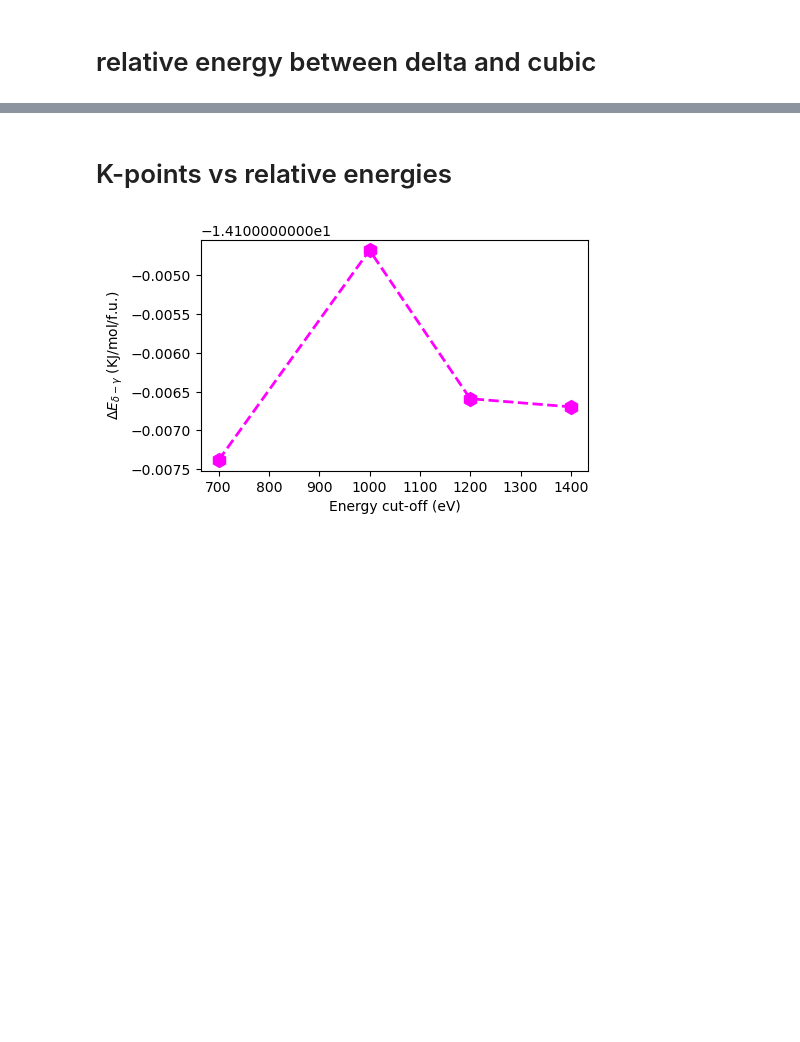
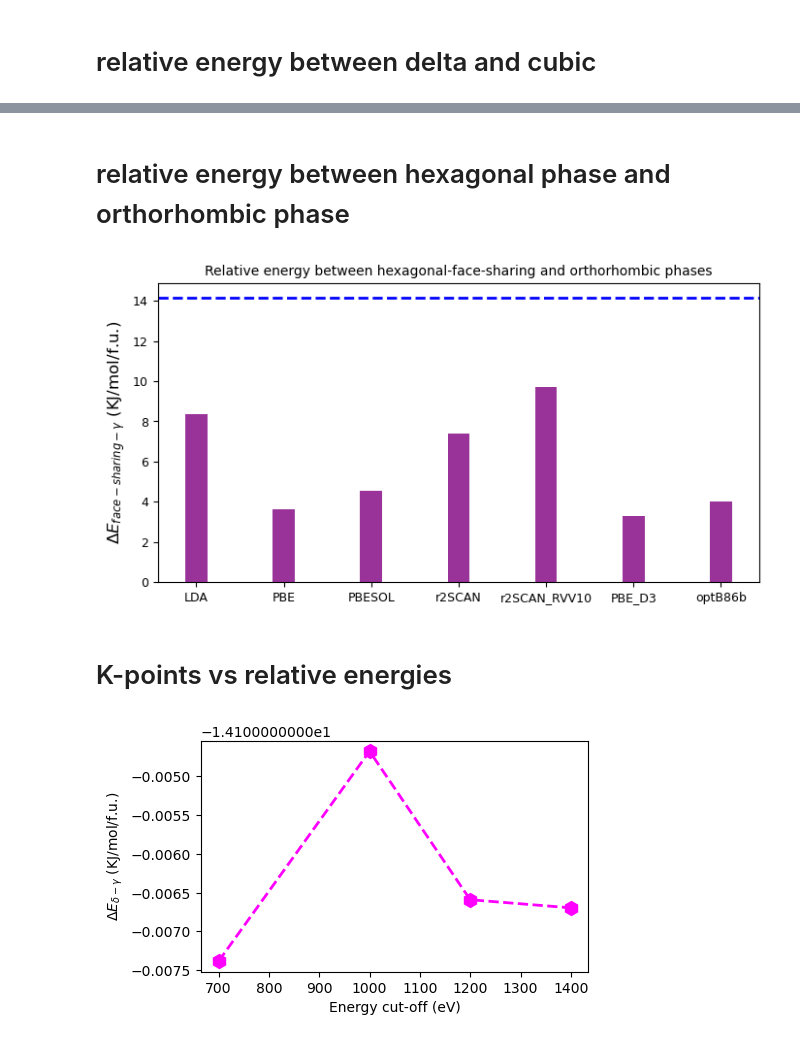
Before and after one commit to paramvir3/Crystal-Structures-Halide-perovskite, a Jupyter notebook: CsPbI3/structure.ipynb, the cells around one changed output, grey strips where cells are left out. Drawn from its saved outputs; the diff is of its cells as text; code cells hidden in the pictures; blank space fills up the shorter version.

```diff
--- a/CsPbI3/structure.ipynb
+++ b/CsPbI3/structure.ipynb
@@ -946,3 +949,32 @@ plt.savefig('relative_energy_delta_cubic.png')
+# %% [markdown]
+# relative energy between hexagonal phase and orthorhombic phase
+# %%
+name = ['LDA', 'PBE', 'PBESOL', 'r2SCAN', 'r2SCAN_RVV10', 'PBE_D3', 'optB86b']
+
+final_gamma_delta = [(65.07439064 -64.72850777)*96.491566/4,
+                     (56.72030774 -56.56873859)*96.491566/4, \
+                     (60.79387215 -60.60510321)*96.491566/4, \
+                     (644.00896805 -643.70329404)*96.491566/4, \
+                     (638.22184174 -637.82013730)*96.491566/4, \
+                     (61.69465655 -61.55872919)*96.491566/4, \
+                     (12.78607759 -12.62048041)*96.491566/4]
+
+fig, (ax) = plt.subplots(figsize=(8,4))
+
+ax.bar(name,final_gamma_delta, color='purple', width = 0.25, alpha=0.8)
+
+plt.axhline(y = (333.12892725-332.54216715)*96.491566/4, color = 'b', linestyle = '--', lw=2, label='RPA@HF')
+
+
+ax.set_ylabel('$\Delta E_{face-sharing -\gamma}$ (KJ/mol/f.u.)', fontsize = 12)
+ax.set_title('Relative energy between hexagonal-face-sharing and orthorhombic phases', fontsize=10)
+ax.tick_params(labelsize=9)
+
+#ax.legend(loc='center left', bbox_to_anchor=(1.0, 0.2))
+
+#plt.savefig('relative_energy_hexagonal_ortho.png')
+# %% [output]
+[figure, added]
 # %% [markdown]
 # K-points vs relative energies
 # %%
```
Also changed, not shown: parts of 3 cells of this notebook, 14 other files.
